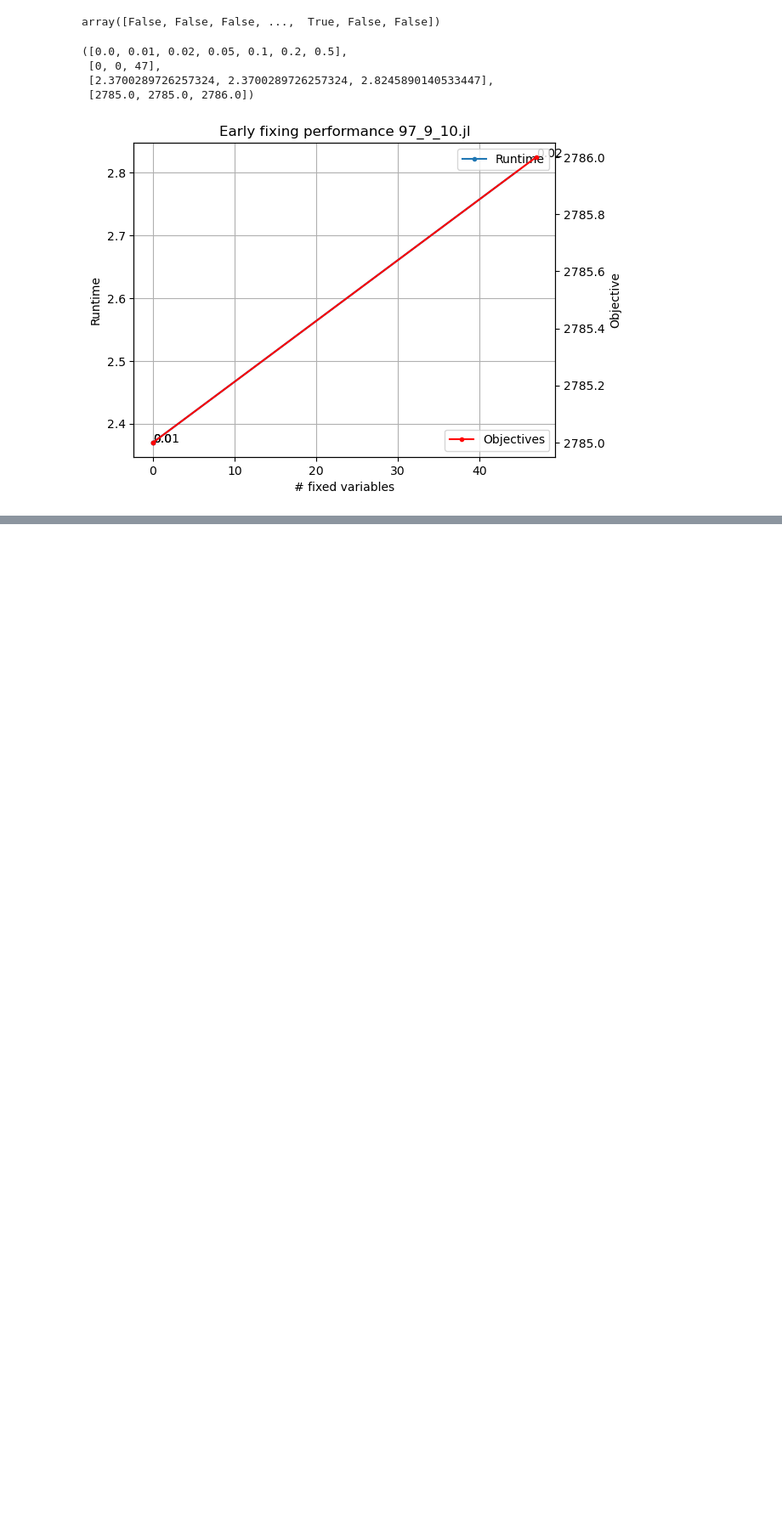
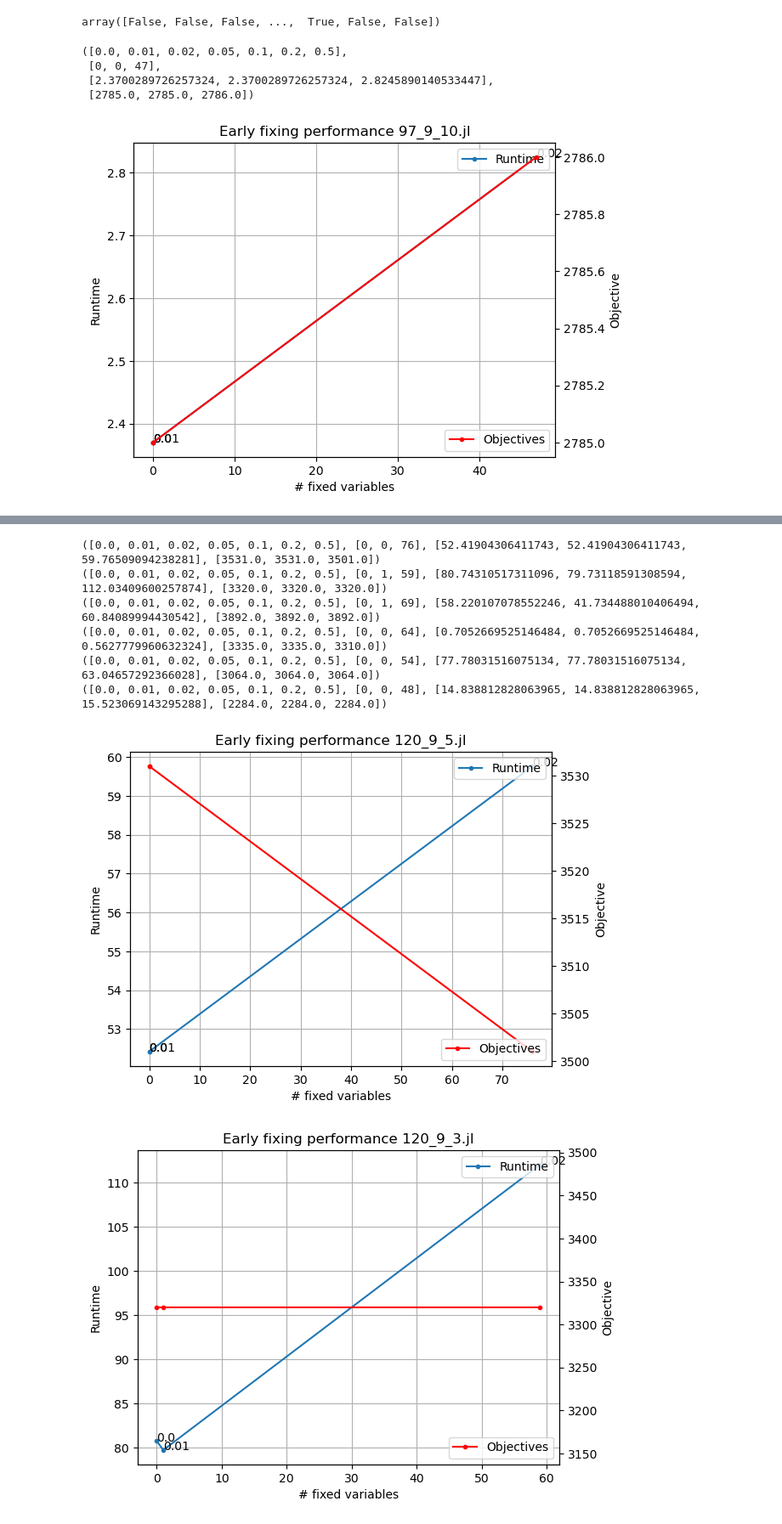
Before and after one commit to gos-ufsc/sat-gnn, a Jupyter notebook: notebooks/1.1-bmp-full-instances-early-fixing.ipynb, the cells around one changed output, grey strips where cells are left out. Shown at 85% size. Saved outputs shown, nothing was run; the diff lists cells and outputs as text; code cells hidden in the pictures; blank space fills up the shorter version.

```diff
--- a/notebooks/1.1-bmp-full-instances-early-fixing.ipynb
+++ b/notebooks/1.1-bmp-full-instances-early-fixing.ipynb
@@ -431,0 +571,12 @@ get_ef_feas_times(g2_batch, x2s, instances[1], name=instances[1].name)
+# %%
+for g_batch, x, instance in zip(g_batches, xs, instances):
+    print(get_ef_times(g_batch, x, instance, name=instance.name))
+# %% [output]
+([0.0, 0.01, 0.02, 0.05, 0.1, 0.2, 0.5], [0, 0, 76], [52.41904306411743, 52.41904306411743, 59.76509094238281], [3531.0, 3531.0, 3501.0])
+([0.0, 0.01, 0.02, 0.05, 0.1, 0.2, 0.5], [0, 1, 59], [80.74310517311096, 79.73118591308594, 112.03409600257874], [3320.0, 3320.0, 3320.0])
+([0.0, 0.01, 0.02, 0.05, 0.1, 0.2, 0.5], [0, 1, 69], [58.220107078552246, 41.734488010406494, 60.84089994430542], [3892.0, 3892.0, 3892.0])
+([0.0, 0.01, 0.02, 0.05, 0.1, 0.2, 0.5], [0, 0, 64], [0.7052669525146484, 0.7052669525146484, 0.5627779960632324], [3335.0, 3335.0, 3310.0])
+([0.0, 0.01, 0.02, 0.05, 0.1, 0.2, 0.5], [0, 0, 54], [77.78031516075134, 77.78031516075134, 63.04657292366028], [3064.0, 3064.0, 3064.0])
+([0.0, 0.01, 0.02, 0.05, 0.1, 0.2, 0.5], [0, 0, 48], [14.838812828063965, 14.838812828063965, 15.523069143295288], [2284.0, 2284.0, 2284.0])
+[figure, added]
+[figure, added]
```
Also changed, not shown: parts of 14 cells of this notebook, 2 other files.
